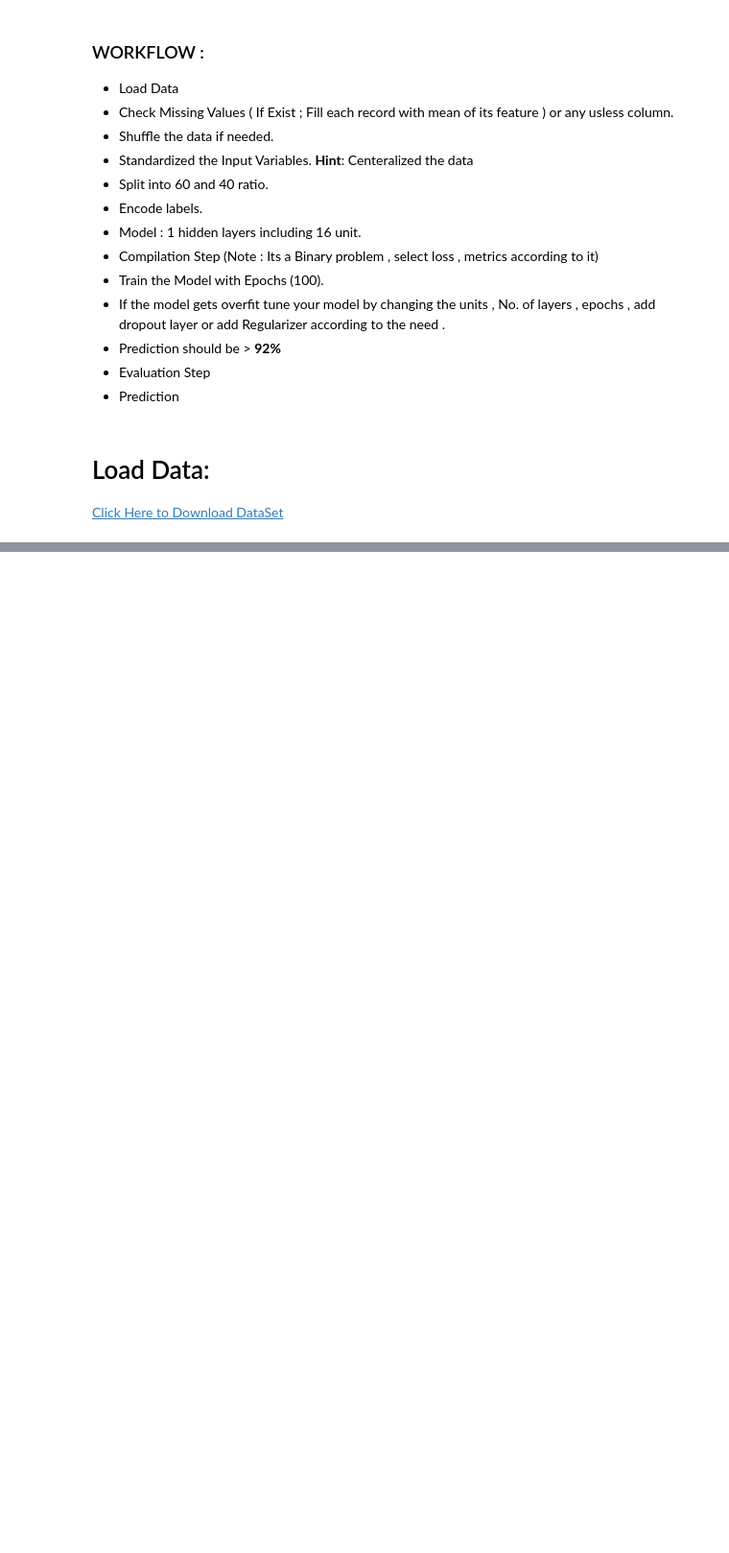
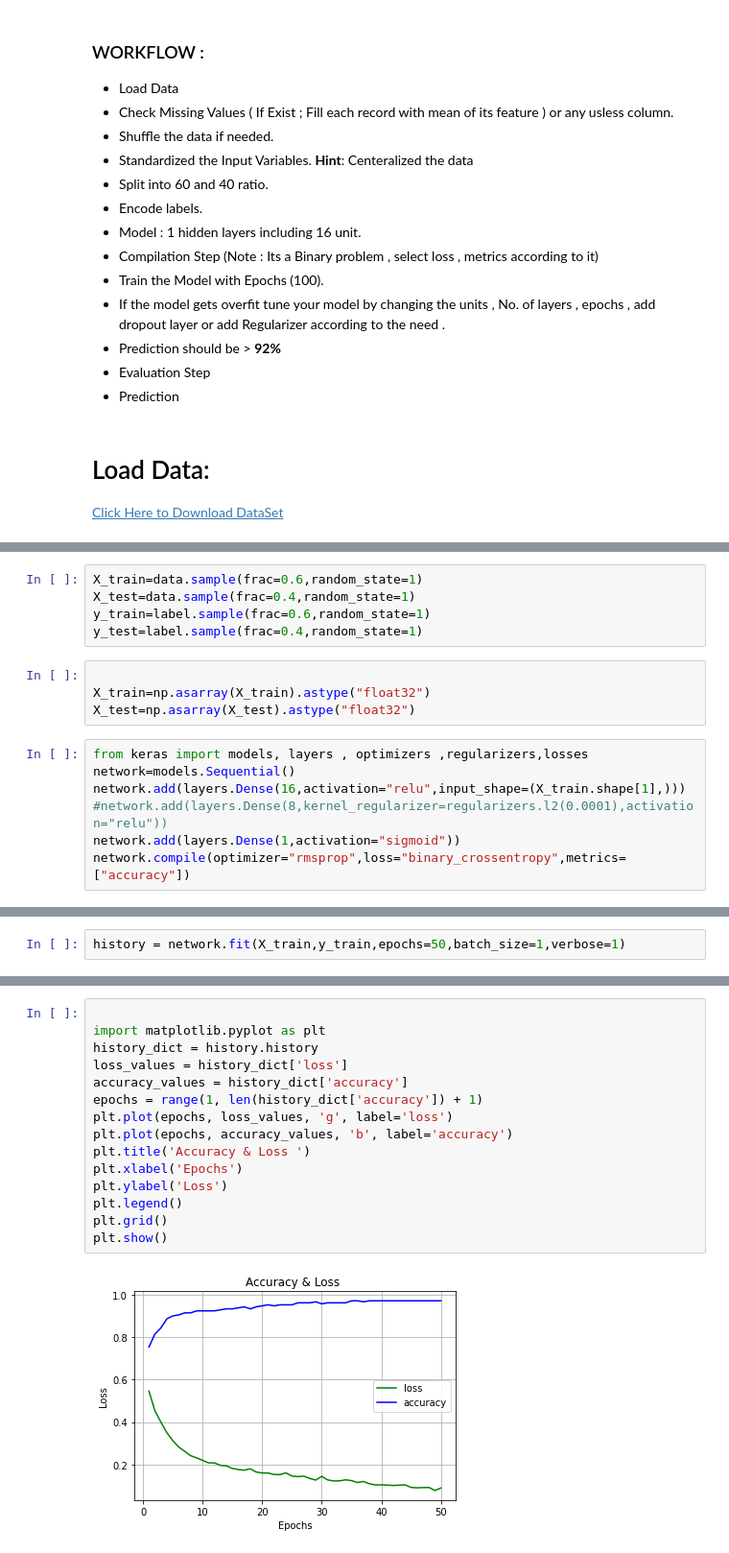
Before and after one commit to sabayamin/Deep-learning-assigments, a Jupyter notebook: Ionosphere_Assignment.ipynb, the cells around one changed output, grey strips where cells are left out. Shown at 96% size. Drawn from its saved outputs; the diff is of its cells as text; blank space fills up the shorter version.

```diff
--- a/Ionosphere_Assignment.ipynb
+++ b/Ionosphere_Assignment.ipynb
@@ -72,0 +147,16 @@ Received signals were processed using an autocorrelation function whose argument
+# %%
+X_train=data.sample(frac=0.6,random_state=1)
+X_test=data.sample(frac=0.4,random_state=1)
+y_train=label.sample(frac=0.6,random_state=1)
+y_test=label.sample(frac=0.4,random_state=1)
+# %%
+
+X_train=np.asarray(X_train).astype("float32")
+X_test=np.asarray(X_test).astype("float32")
+# %%
+from keras import models, layers , optimizers ,regularizers,losses
+network=models.Sequential()
+network.add(layers.Dense(16,activation="relu",input_shape=(X_train.shape[1],)))
+#network.add(layers.Dense(8,kernel_regularizer=regularizers.l2(0.0001),activation="relu"))
+network.add(layers.Dense(1,activation="sigmoid"))
+network.compile(optimizer="rmsprop",loss="binary_crossentropy",metrics=["accuracy"])
@@ -72,0 +178,2 @@ Received signals were processed using an autocorrelation function whose argument
+# %%
+history = network.fit(X_train,y_train,epochs=50,batch_size=1,verbose=1)
@@ -72,0 +213,17 @@ Received signals were processed using an autocorrelation function whose argument
+# %%
+
+import matplotlib.pyplot as plt
+history_dict = history.history
+loss_values = history_dict['loss']
+accuracy_values = history_dict['accuracy']
+epochs = range(1, len(history_dict['accuracy']) + 1)
+plt.plot(epochs, loss_values, 'g', label='loss')
+plt.plot(epochs, accuracy_values, 'b', label='accuracy')
+plt.title('Accuracy & Loss ')
+plt.xlabel('Epochs')
+plt.ylabel('Loss')
+plt.legend()
+plt.grid()
+plt.show()
+# %% [output]
+[figure, added]
```
Also changed, not shown: parts of 17 cells of this notebook.
